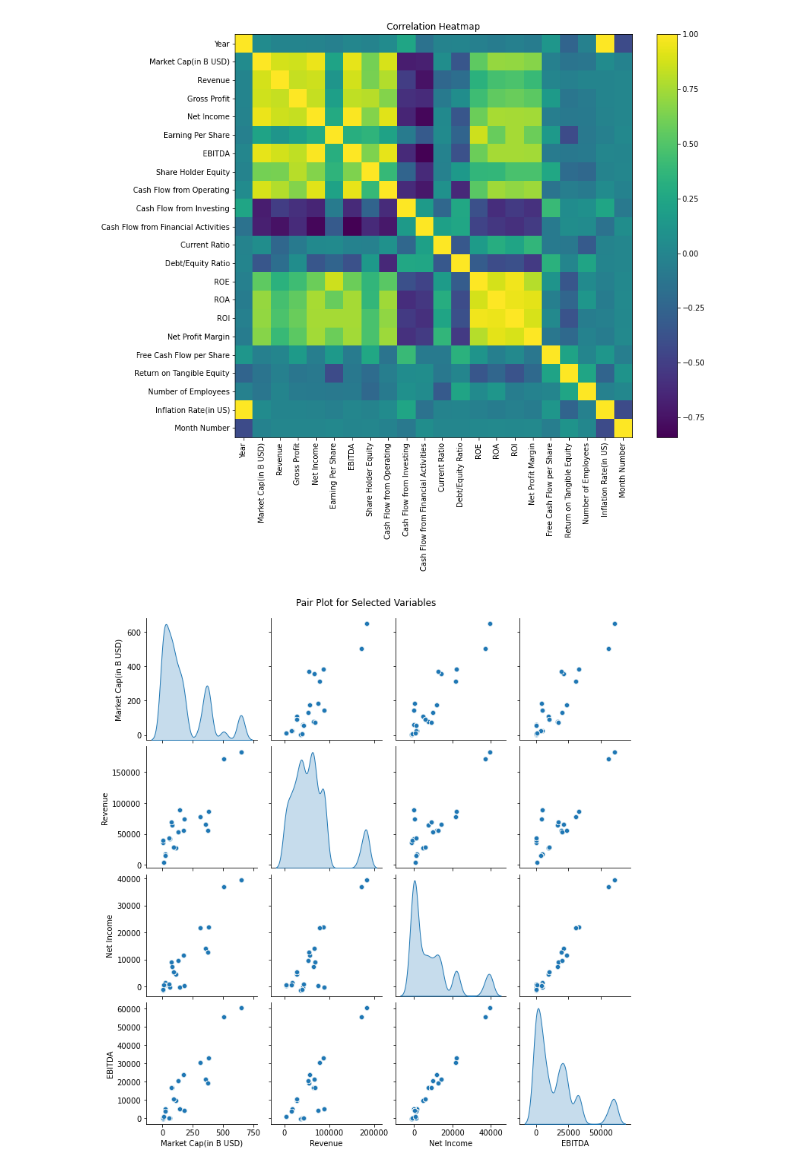
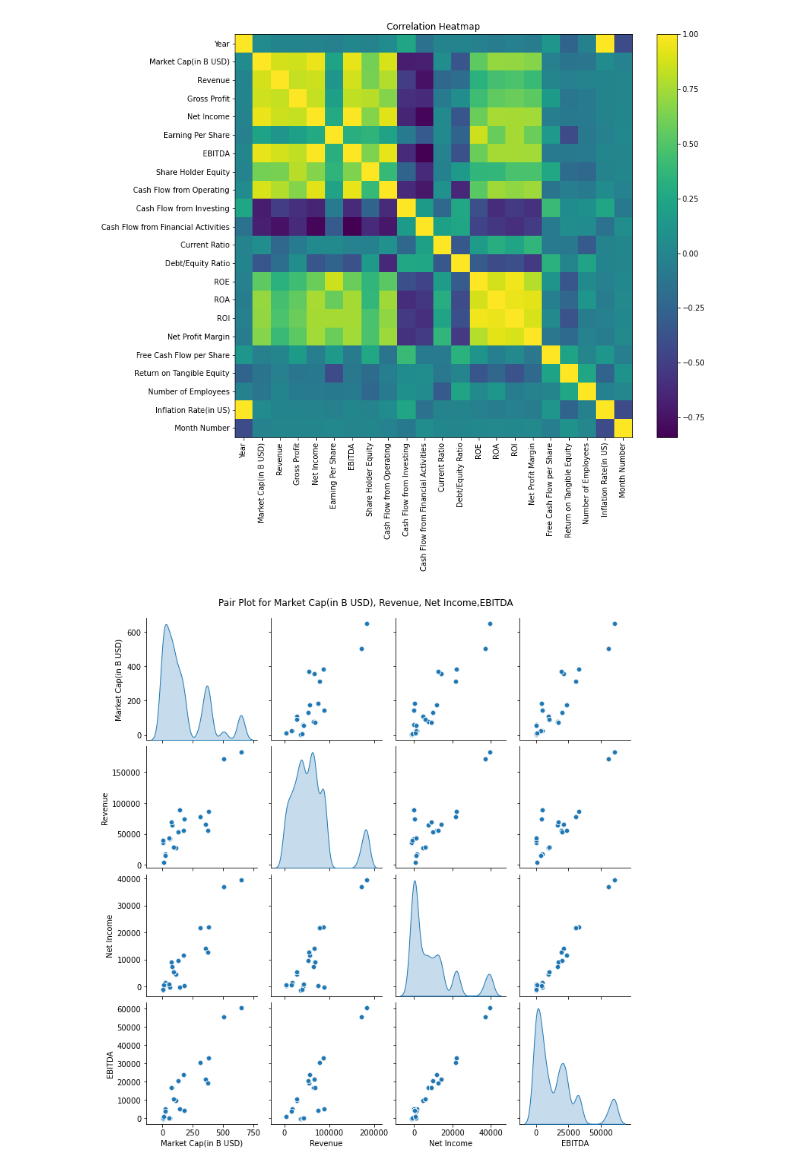
Before and after one commit to chogevic/dsc-dvp-project02, a Jupyter notebook: index.ipynb, the cells around one changed output. Saved outputs shown, nothing was run; the diff lists cells and outputs as text; code cells hidden in the pictures.

```diff
--- a/index.ipynb
+++ b/index.ipynb
@@ -230,8 +230,8 @@ plt.show()
 # %%
 #Pair plot for selected variables
 selected_variables = ['Market Cap(in B USD)', 'Revenue', 'Net Income', 'EBITDA']
 sns.pairplot(enriched_data[selected_variables].dropna(), diag_kind='kde', palette='husl')
-plt.suptitle('Pair Plot for Selected Variables', y=1.02)
+plt.suptitle('Pair Plot for Market Cap(in B USD), Revenue, Net Income,EBITDA', y=1.02)
 plt.show()
 # %% [output]
-[figure, old version]
+[figure, new version]
```
Also changed, not shown: 1 other file.
